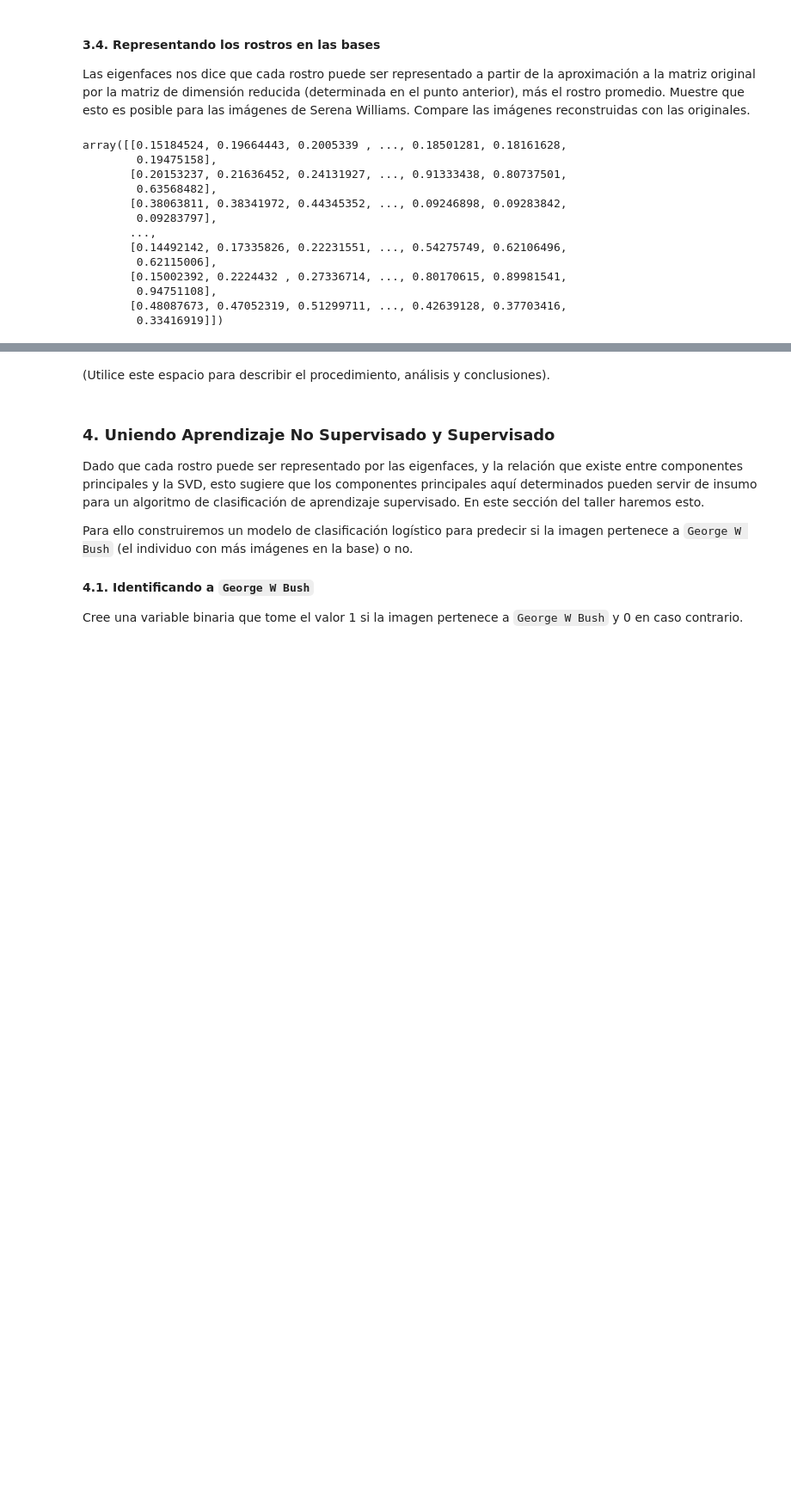
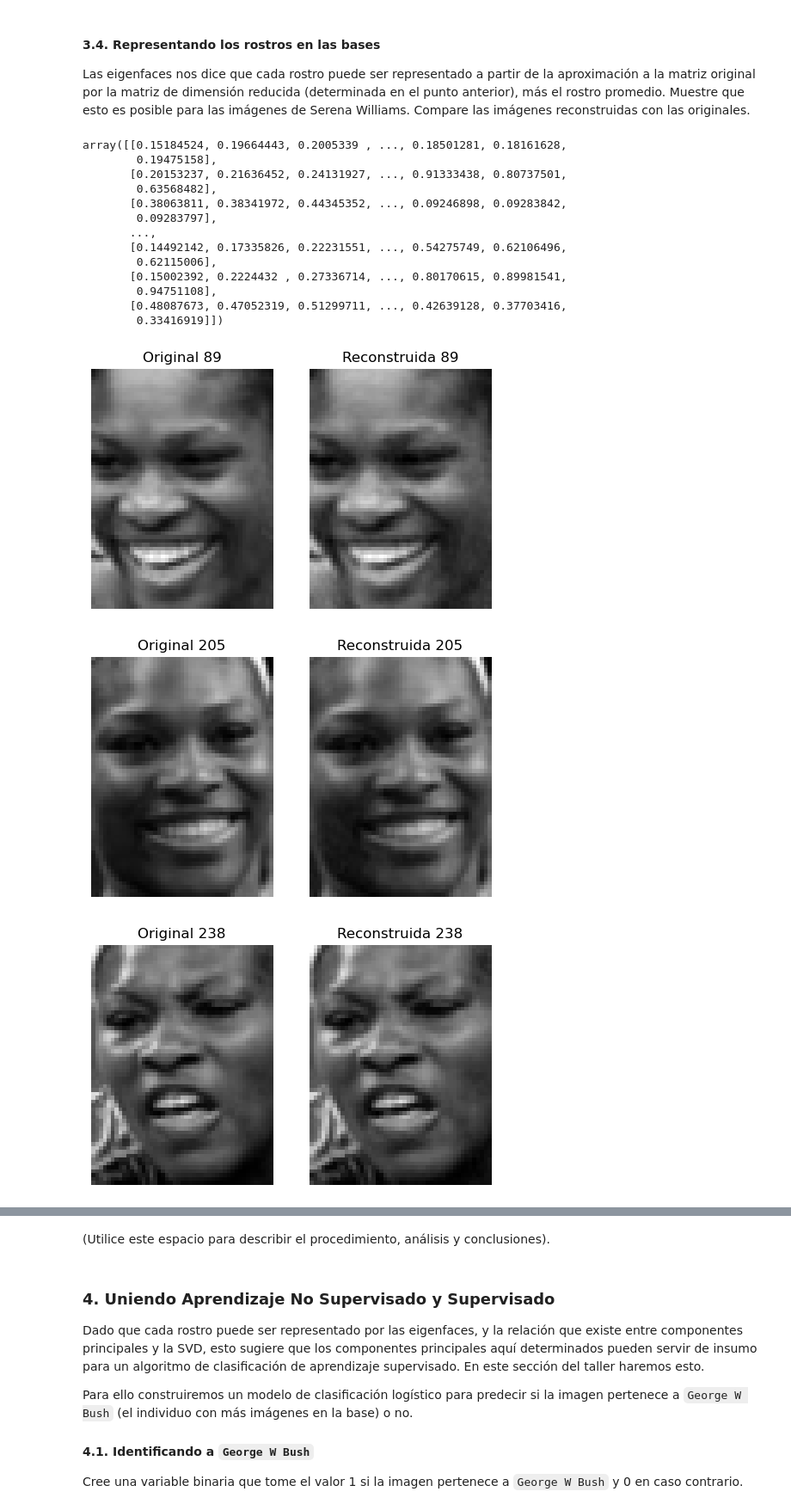
Before and after one commit to juankquintana/aprendizaje-no-supervisado, a Jupyter notebook: Semana 2/Taller/S2_LC_Taller_SVD.ipynb, the cells around one changed output, grey strips where cells are left out. Shown at 86% size. Drawn from its saved outputs; the diff is of its cells as text; code cells hidden in the pictures; blank space fills up the shorter version.

Commit message:
XNueva vs original

```diff
--- a/Semana 2/Taller/S2_LC_Taller_SVD.ipynb
+++ b/Semana 2/Taller/S2_LC_Taller_SVD.ipynb
@@ -414,3 +415,23 @@ array([[0.15184524, 0.19664443, 0.2005339 , ..., 0.18501281, 0.18161628,
         0.94751108],
        [0.48087673, 0.47052319, 0.51299711, ..., 0.42639128, 0.37703416,
         0.33416919]])
+# %%
+for i in indices_imagenes_s[:5]:
+    fig, axs = plt.subplots(1, 2, figsize=(6, 6))
+
+    # Imagen original
+    axs[0].imshow(imagenes[i], cmap='gray')
+    axs[0].set_title(f"Original {i}")
+    axs[0].axis('off')
+
+    # Imagen reconstruida
+    imagen_reconstruida = XNuevo[i].reshape(imagenes.shape[1], imagenes.shape[2])
+    axs[1].imshow(imagen_reconstruida, cmap='gray')
+    axs[1].set_title(f"Reconstruida {i}")
+    axs[1].axis('off')
+
+    plt.show()
+# %% [output]
+[figure, added]
+[figure, added]
+[figure, added]
```
Also changed, not shown: parts of 2 cells of this notebook.
